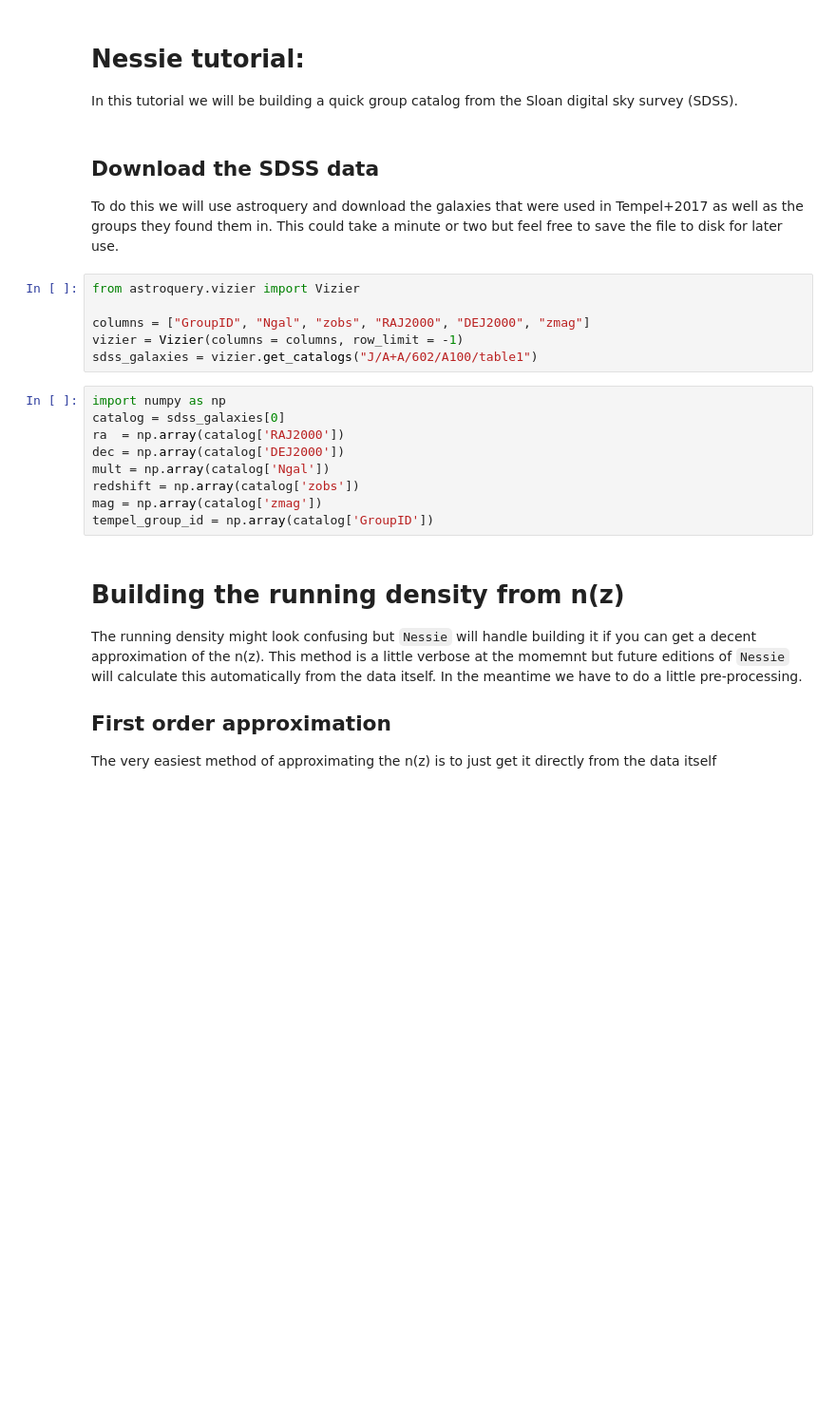
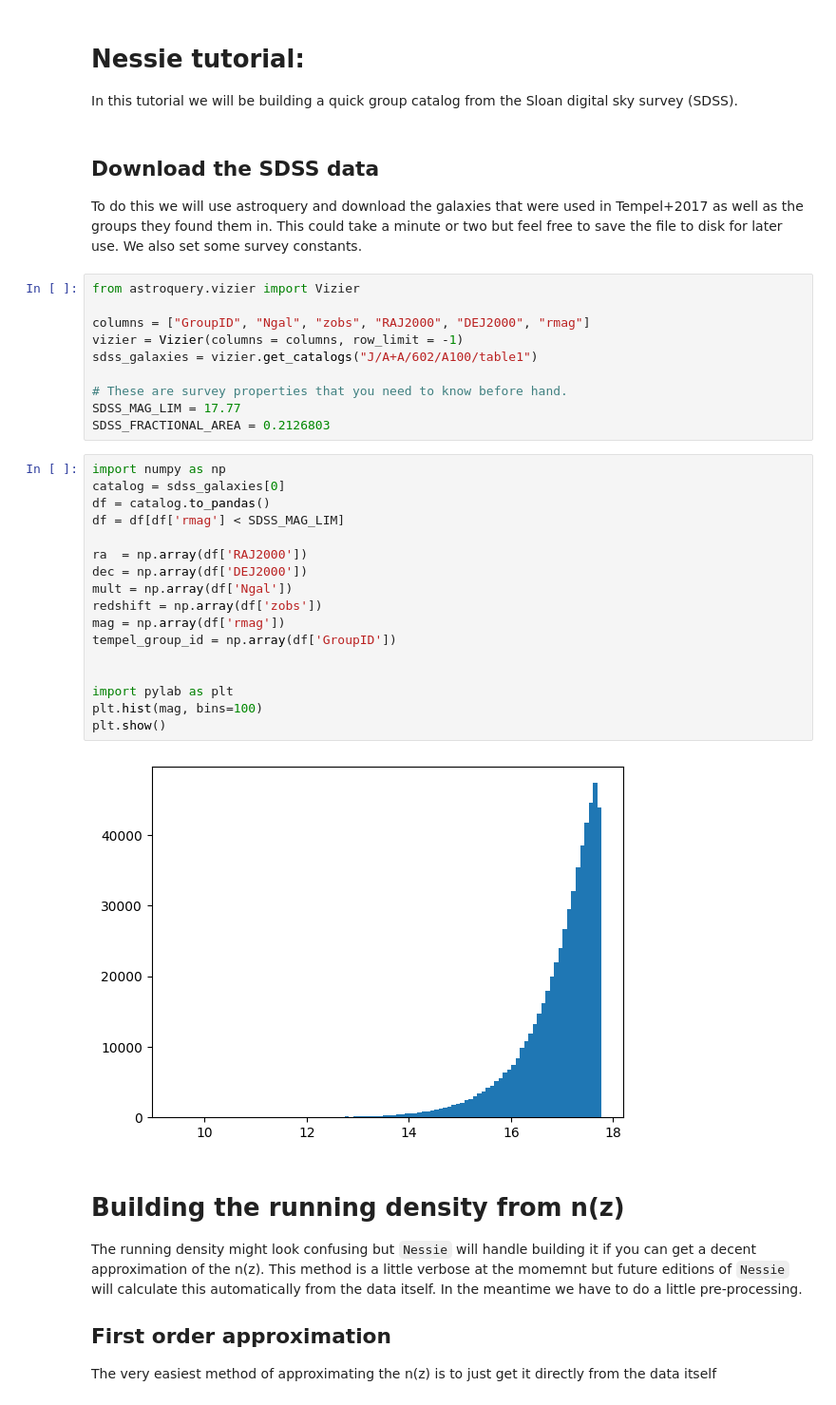
Before and after one commit to TrystanScottLambert/nessie_tutorials, a Jupyter notebook: python/SDSS/sdss.ipynb, the cells around one changed output. Shown: that part at 95% size. Cells and saved outputs as stored; diff of their text form; blank space fills up the shorter version.

```diff
--- a/python/SDSS/sdss.ipynb
+++ b/python/SDSS/sdss.ipynb
@@ -5,22 +5,36 @@ In this tutorial we will be building a quick group catalog from the Sloan digita
 # %% [markdown]
 ## Download the SDSS data
 
-To do this we will use astroquery and download the galaxies that were used in Tempel+2017 as well as the groups they found them in. This could take a minute or two but feel free to save the file to disk for later use.
+To do this we will use astroquery and download the galaxies that were used in Tempel+2017 as well as the groups they found them in. This could take a minute or two but feel free to save the file to disk for later use. We also set some survey constants.
 # %%
 from astroquery.vizier import Vizier
 
-columns = ["GroupID", "Ngal", "zobs", "RAJ2000", "DEJ2000", "zmag"]
+columns = ["GroupID", "Ngal", "zobs", "RAJ2000", "DEJ2000", "rmag"]
 vizier = Vizier(columns = columns, row_limit = -1)
 sdss_galaxies = vizier.get_catalogs("J/A+A/602/A100/table1")
+
+# These are survey properties that you need to know before hand.
+SDSS_MAG_LIM = 17.77
+SDSS_FRACTIONAL_AREA = 0.2126803
 # %%
 import numpy as np
 catalog = sdss_galaxies[0]
-ra  = np.array(catalog['RAJ2000'])
-dec = np.array(catalog['DEJ2000'])
-mult = np.array(catalog['Ngal'])
-redshift = np.array(catalog['zobs'])
-mag = np.array(catalog['zmag'])
-tempel_group_id = np.array(catalog['GroupID'])
+df = catalog.to_pandas()
+df = df[df['rmag'] < SDSS_MAG_LIM]
+
+ra  = np.array(df['RAJ2000'])
+dec = np.array(df['DEJ2000'])
+mult = np.array(df['Ngal'])
+redshift = np.array(df['zobs'])
+mag = np.array(df['rmag'])
+tempel_group_id = np.array(df['GroupID'])
+
+
+import pylab as plt
+plt.hist(mag, bins=100)
+plt.show()
+# %% [output]
+[figure, added]
 # %% [markdown]
 # Building the running density from n(z)
 
```
Also changed, not shown: parts of 24 cells of this notebook.
